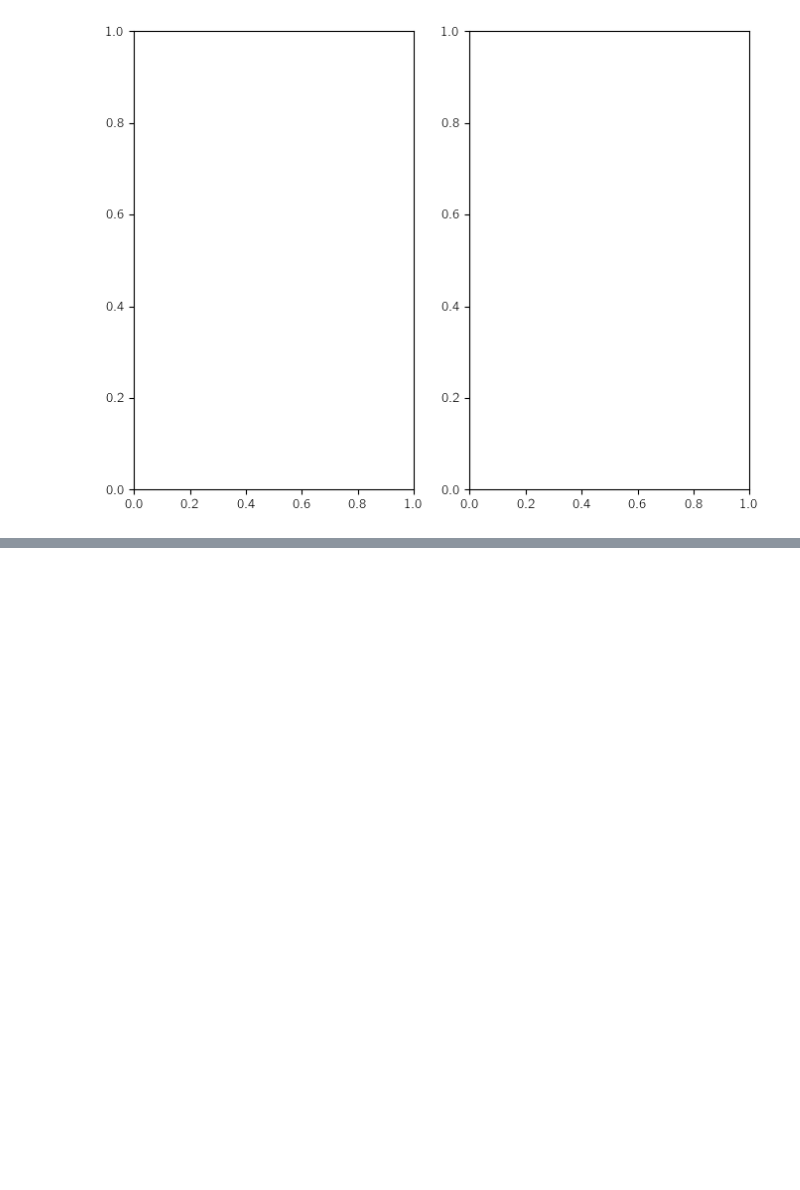
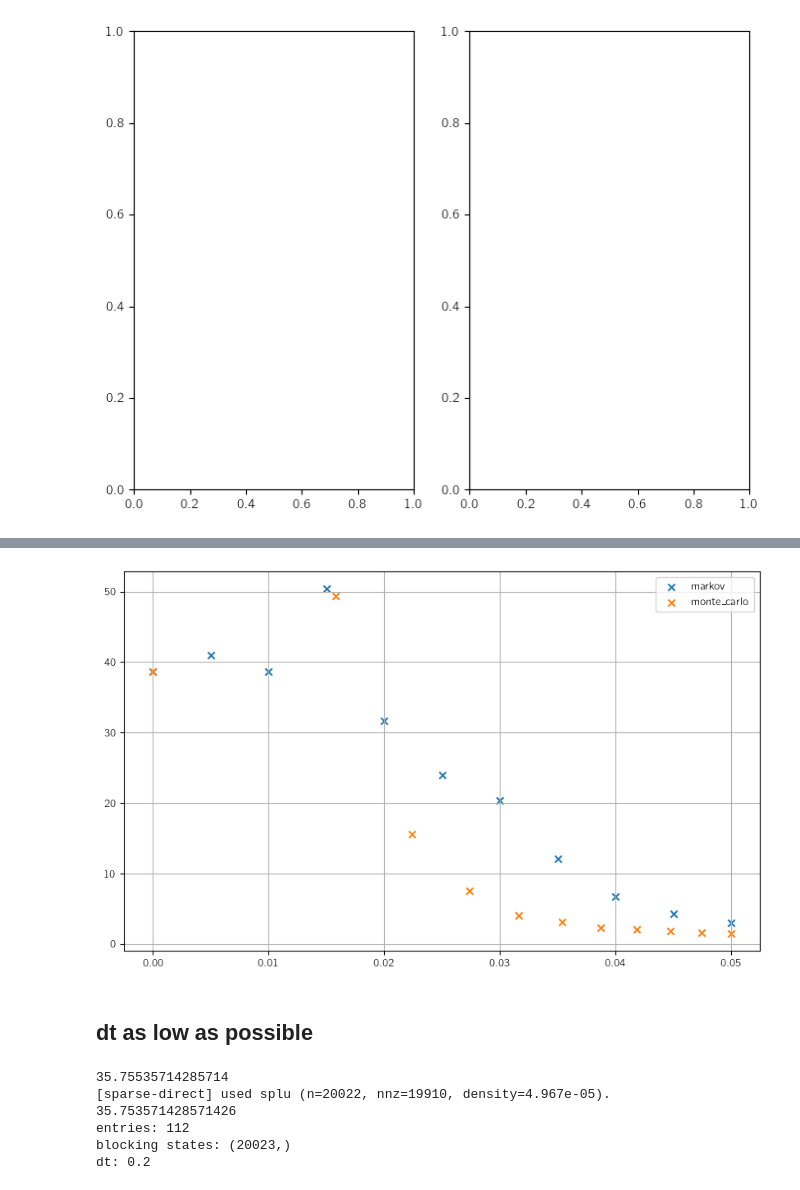
Before and after one commit to hschoeller/Stochastic_Intertia, a Jupyter notebook: code/code_deposit/MarkovInvestigate.ipynb, the cells around one changed output, grey strips where cells are left out. Saved outputs shown, nothing was run; the diff lists cells and outputs as text; code cells hidden in the pictures; blank space fills up the shorter version.

```diff
--- a/code/code_deposit/MarkovInvestigate.ipynb
+++ b/code/code_deposit/MarkovInvestigate.ipynb
@@ -210,0 +227,51 @@ for subsample_step_TO in dt_dict_MonteCarlo.keys():
+# %%
+fig, ax = plt.subplots(nrows=1, ncols=1, figsize=(10, 6))
+t_escape_dict = dt_dict[30]
+dt_eff_TO = dt_traj * 30
+ax.scatter(np.sqrt(np.array(sorted(t_escape_dict.keys())) / (dt_eff_TO*2)),
+           np.array([t_escape_dict[k].mean()
+                     for k in sorted(t_escape_dict.keys())]),
+           label=f'markov', marker="x")
+escape_results = dt_dict_MonteCarlo[30]
+means = np.array([np.mean(v)
+                  for k, v in sorted(escape_results[blocking_idx].items())])
+ax.scatter(np.sqrt(np.asarray(sorted(escape_results[blocking_idx].keys()), dtype=float)) * (0.05/np.sqrt(0.05)), means,
+           label=f'monte_carlo', marker="x")
+ax.legend()
+ax.grid(True)
+# %% [output]
+[figure, added]
+# %% [markdown]
+## dt as low as possible
+# %%
+max_points = 7e4
+subsample_step_TO = 20
+t_fin = int(subsample_step_TO * max_points)
+dt_eff_TO = dt_traj * subsample_step_TO
+det_traj_TO = load_d(
+    "./cdv_model/datafine/dataOro20_sigma0p00000000.bin", 6, int(2e6))[:t_fin:subsample_step_TO, :]
+labels_TO = classify_new_trajectory(
+    det_traj[:-1], labels, det_traj_TO, k=20, threshold=0.5
+)
+print(np.asarray(calculate_escape_times(
+    labels_TO, dt=dt_eff_TO)[blocking_idx]).mean())
+entries = np.where(
+    (labels_TO[:-1] != blocking_idx) & (labels_TO[1:] == blocking_idx))[0]+1
+indices_in_reduced = np.nonzero(labels_TO == blocking_idx)[0].searchsorted(
+    entries[np.isin(entries, np.nonzero(labels_TO == blocking_idx)[0])])
+
+L = make_L3d(det_traj_TO, 0)
+Q = L[labels_TO[:-1] == blocking_idx][:,
+                                      labels_TO[:-1] == blocking_idx].tocsr()
+t_escape = solve_escape_from_Q(Q) * dt_eff_TO
+print(t_escape[indices_in_reduced].mean())
+print("entries:", entries.shape[0])
+print("blocking states:", np.where(labels_TO == blocking_idx)[0].shape)
+print(f"dt: {dt_eff_TO}")
+# %% [output]
+35.75535714285714
+[sparse-direct] used splu (n=20022, nnz=19910, density=4.967e-05).
+35.753571428571426
+entries: 112
+blocking states: (20023,)
+dt: 0.2
```
Also changed, not shown: parts of 21 cells of this notebook.
